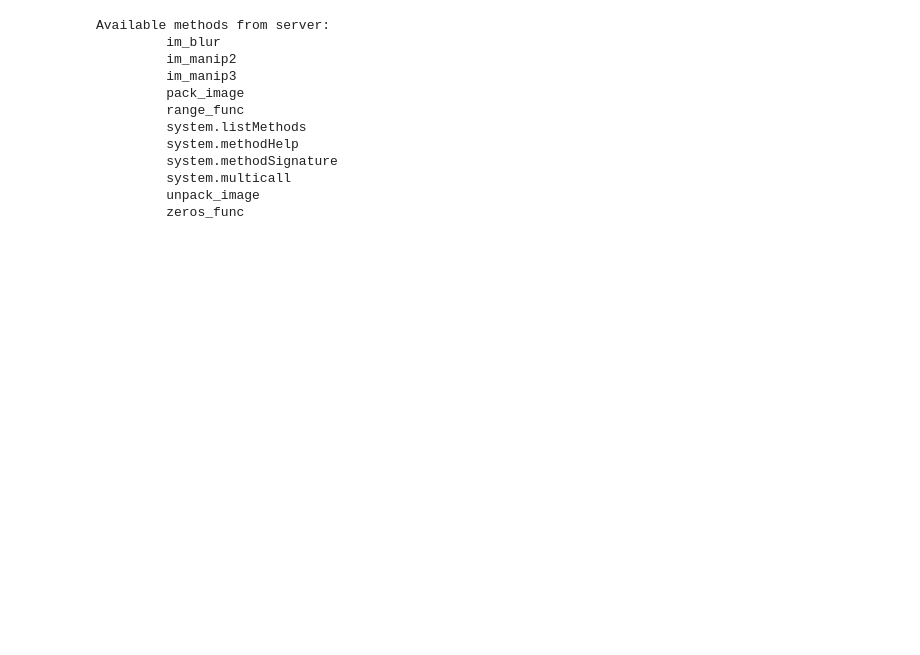
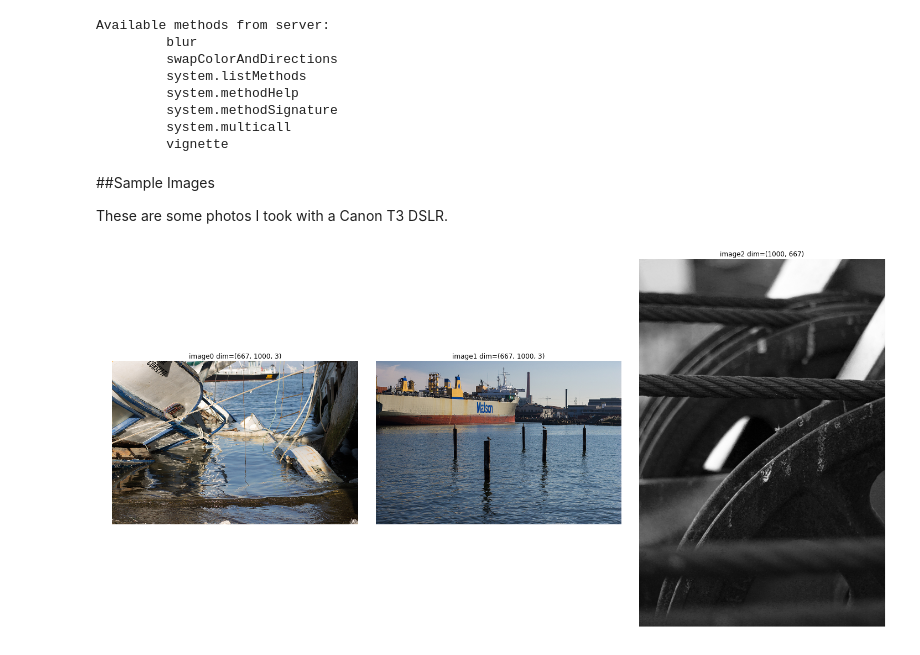
Before and after one commit to jccurtis/homework, a Jupyter notebook: hw5/problem1-client.ipynb, the cells around one changed output. Drawn from its saved outputs; the diff is of its cells as text; code cells hidden in the pictures; blank space fills up the shorter version.

Commit message:
Problem 1 completed with 3 functioning manipulations over the network interface.

```diff
--- a/hw5/problem1-client.ipynb
+++ b/hw5/problem1-client.ipynb
@@ -84,15 +170,30 @@ Populating the interactive namespace from numpy and matplotlib
 # %%
-test_client.get_server_methods()
+test_client.getServerMethods()
 # %% [output]
 Available methods from server:
-         im_blur
-         im_manip2
-         im_manip3
-         pack_image
-         range_func
+         blur
+         swapColorAndDirections
          system.listMethods
          system.methodHelp
          system.methodSignature
          system.multicall
-         unpack_image
-         zeros_func
+         vignette
+# %% [markdown]
+##Sample Images
+
+These are some photos I took with a Canon T3 DSLR.
+# %%
+figure(figsize=(20,20))
+im = []
+for i in range(3):
+    im.append(imread('image{:d}.png'.format(i)))
+    subplot(1,3,i+1)
+    if len(im[i].shape) < 3:
+        imshow(im[i],cmap=cm.Greys_r)
+    else:
+        imshow(im[i])
+    title('image{:d} dim={:s}'.format(i,im[i].shape))
+    axis('off')
+    tight_layout() #for small subplot spacing
+# %% [output]
+[figure, added]
```
Also changed, not shown: parts of 20 cells of this notebook, 1 other file.
